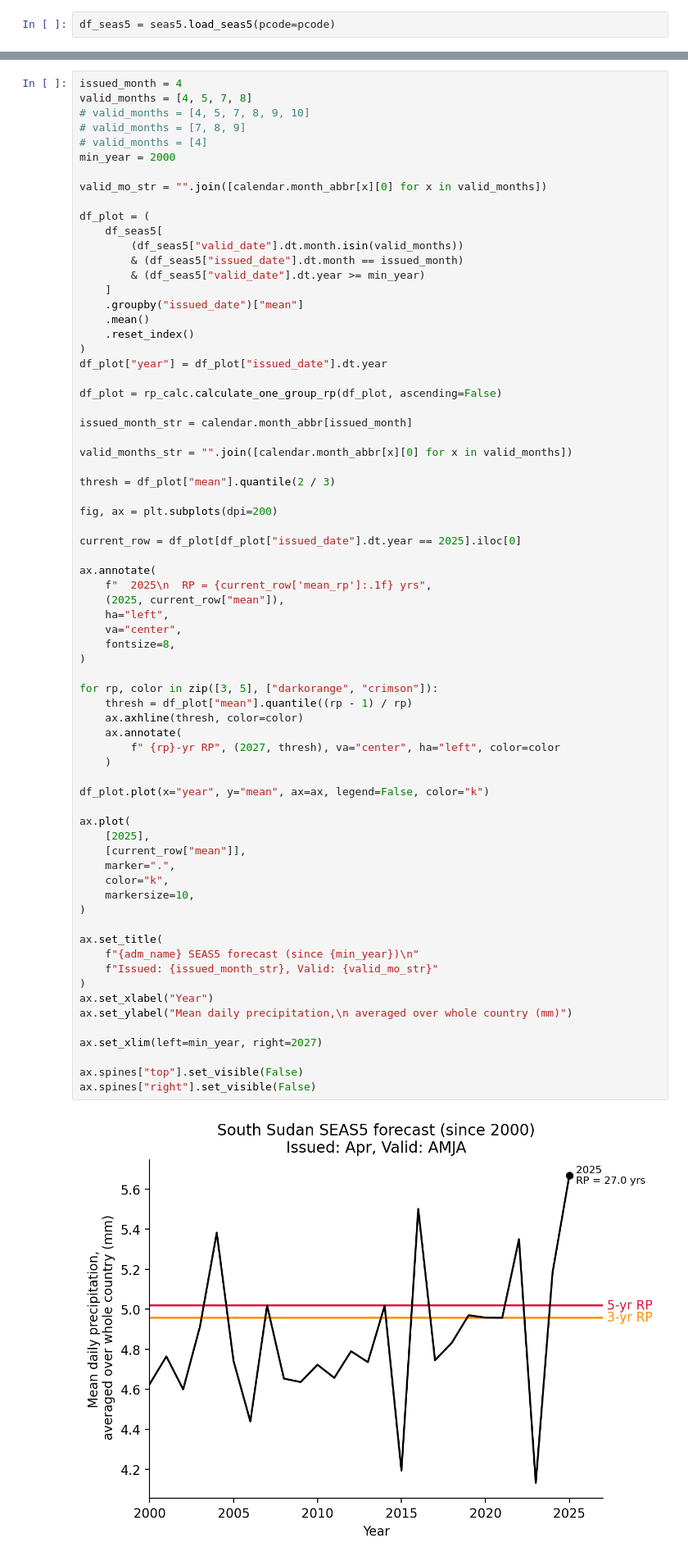
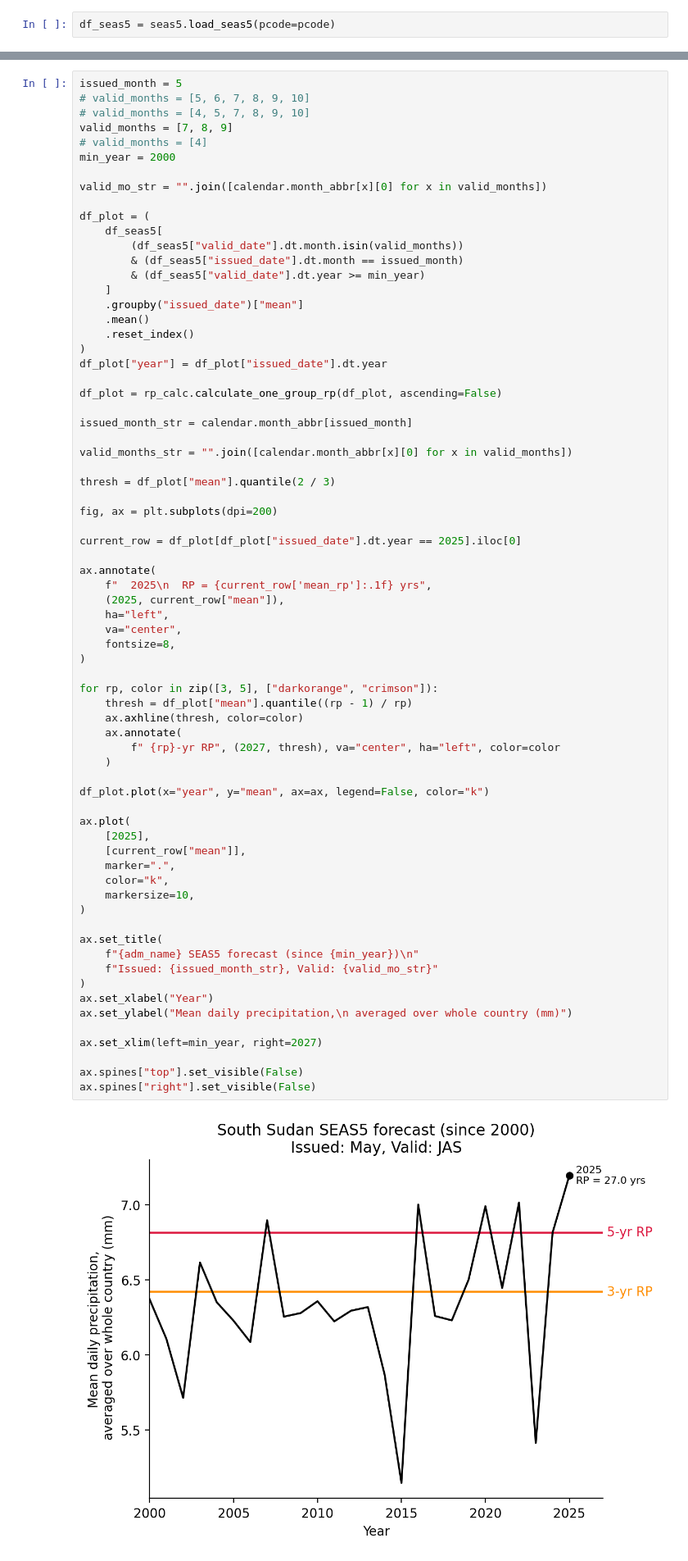
Before and after one commit to OCHA-DAP/ds-aa-ssd-flooding, a Jupyter notebook: exploration/seas5.ipynb, the cells around one changed output, grey strips where cells are left out. Shown at 82% size. Saved outputs shown, nothing was run; the diff lists cells and outputs as text.

```diff
--- a/exploration/seas5.ipynb
+++ b/exploration/seas5.ipynb
@@ -89,10 +95,10 @@ valid_date
 12    0.192799
 Name: mean, dtype: float64
 # %%
-issued_month = 4
-valid_months = [4, 5, 7, 8]
+issued_month = 5
+# valid_months = [5, 6, 7, 8, 9, 10]
 # valid_months = [4, 5, 7, 8, 9, 10]
-# valid_months = [7, 8, 9]
+valid_months = [7, 8, 9]
 # valid_months = [4]
 min_year = 2000
 
@@ -132,31 +138,31 @@ ax.annotate(
 
 for rp, color in zip([3, 5], ["darkorange", "crimson"]):
     thresh = df_plot["mean"].quantile((rp - 1) / rp)
     ax.axhline(thresh, color=color)
     ax.annotate(
         f" {rp}-yr RP", (2027, thresh), va="center", ha="left", color=color
     )
 
 df_plot.plot(x="year", y="mean", ax=ax, legend=False, color="k")
 
 ax.plot(
     [2025],
     [current_row["mean"]],
     marker=".",
     color="k",
     markersize=10,
 )
 
 ax.set_title(
     f"{adm_name} SEAS5 forecast (since {min_year})\n"
     f"Issued: {issued_month_str}, Valid: {valid_mo_str}"
 )
 ax.set_xlabel("Year")
 ax.set_ylabel("Mean daily precipitation,\n averaged over whole country (mm)")
 
 ax.set_xlim(left=min_year, right=2027)
 
 ax.spines["top"].set_visible(False)
 ax.spines["right"].set_visible(False)
 # %% [output]
-[figure, old version]
+[figure, new version]
```
Also changed, not shown: parts of 11 cells of this notebook, 4 other files.
